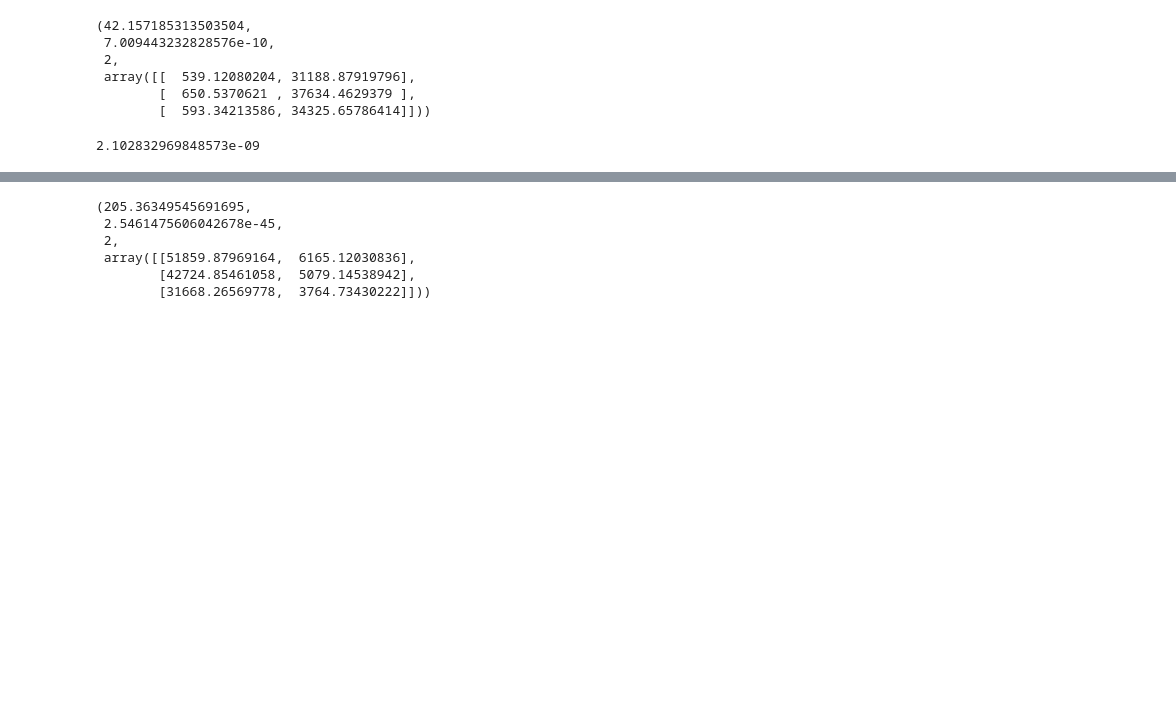
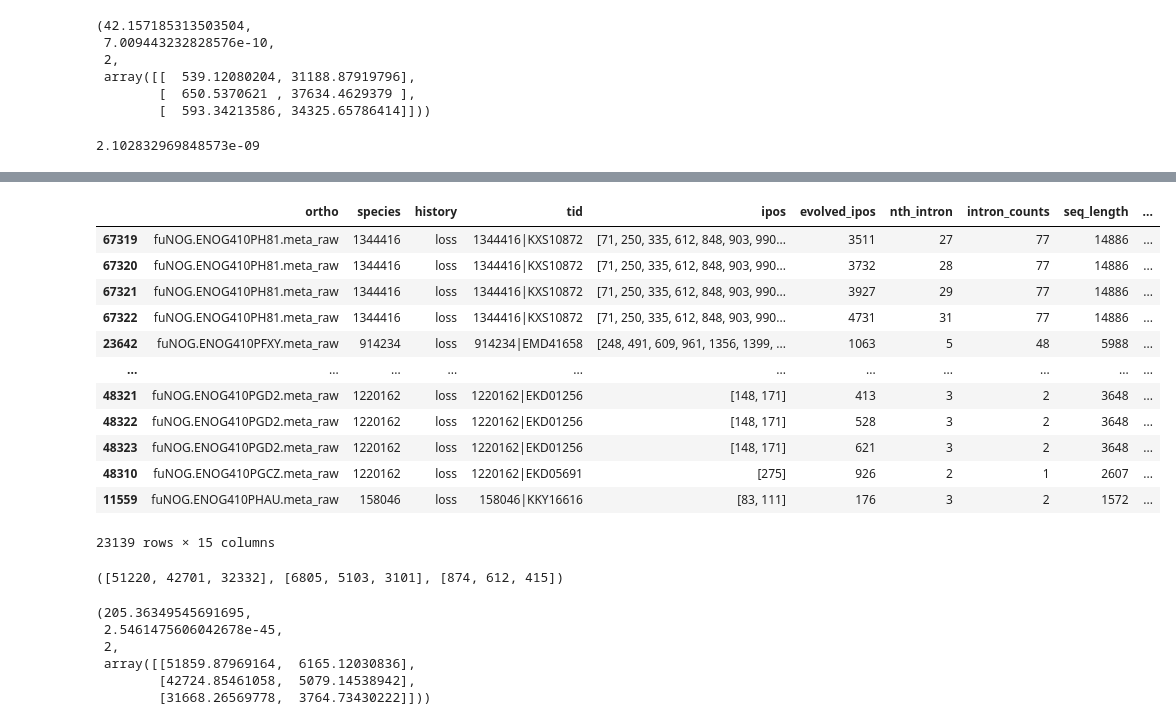
Before and after one commit to Brookesloci/fungi_intron_paper_2020, a Jupyter notebook: intron_site_histories/site_histories.ipynb, the cells around one changed output, grey strips where cells are left out. Saved outputs shown, nothing was run; the diff lists cells and outputs as text; code cells hidden in the pictures; blank space fills up the shorter version.

```diff
--- a/intron_site_histories/site_histories.ipynb
+++ b/intron_site_histories/site_histories.ipynb
@@ -351,6 +349,22 @@ dt['nth_intron_rev'] = dt.nth_intron_rev.apply(lambda x: x[1]-x[2]-2 if x[0]=='l
 # loss = nth_intron-intron_counts-2
 # gain = nth_intron-intron_counts-1
 # gain = nth_intron-intron_counts-1
+# %%
+dt[dt.history=='loss'].sort_values('nth_intron_rev')
+# %% [output]
+|  | ortho | species | history | tid | ipos | evolved_ipos | nth_intron | intron_counts | seq_length | ... |
+| 67319 | fuNOG.ENOG410PH81.meta_raw | 1344416 | loss | 1344416|KXS10872 | [71, 250, 335, 612, 848, 903, 990... | 3511 | 27 | 77 | 14886 | ... |
+| 67320 | fuNOG.ENOG410PH81.meta_raw | 1344416 | loss | 1344416|KXS10872 | [71, 250, 335, 612, 848, 903, 990... | 3732 | 28 | 77 | 14886 | ... |
+| 67321 | fuNOG.ENOG410PH81.meta_raw | 1344416 | loss | 1344416|KXS10872 | [71, 250, 335, 612, 848, 903, 990... | 3927 | 29 | 77 | 14886 | ... |
+| 67322 | fuNOG.ENOG410PH81.meta_raw | 1344416 | loss | 1344416|KXS10872 | [71, 250, 335, 612, 848, 903, 990... | 4731 | 31 | 77 | 14886 | ... |
+| 23642 | fuNOG.ENOG410PFXY.meta_raw | 914234 | loss | 914234|EMD41658 | [248, 491, 609, 961, 1356, 1399, ... | 1063 | 5 | 48 | 5988 | ... |
+| ... | ... | ... | ... | ... | ... | ... | ... | ... | ... | ... |
+| 48321 | fuNOG.ENOG410PGD2.meta_raw | 1220162 | loss | 1220162|EKD01256 | [148, 171] | 413 | 3 | 2 | 3648 | ... |
+| 48322 | fuNOG.ENOG410PGD2.meta_raw | 1220162 | loss | 1220162|EKD01256 | [148, 171] | 528 | 3 | 2 | 3648 | ... |
+| 48323 | fuNOG.ENOG410PGD2.meta_raw | 1220162 | loss | 1220162|EKD01256 | [148, 171] | 621 | 3 | 2 | 3648 | ... |
+| 48310 | fuNOG.ENOG410PGCZ.meta_raw | 1220162 | loss | 1220162|EKD05691 | [275] | 926 | 2 | 1 | 2607 | ... |
+| 11559 | fuNOG.ENOG410PHAU.meta_raw | 158046 | loss | 158046|KKY16616 | [83, 111] | 176 | 3 | 2 | 1572 | ... |
+23139 rows × 15 columns
 # %%
 present = [len(dt[(dt.history=='present') & (dt.nth_intron_rev==-1)]),
            len(dt[(dt.history=='present') & (dt.nth_intron_rev==-2)]),
@@ -361,6 +375,10 @@ loss = [len(dt[(dt.history=='loss') & (dt.nth_intron_rev==-1)]),
 gain = [len(dt[(dt.history=='gain') & (dt.nth_intron_rev==-1)]),
         len(dt[(dt.history=='gain') & (dt.nth_intron_rev==-2)]),
         len(dt[(dt.history=='gain') & (dt.nth_intron_rev==-3)])]
+# %%
+present,loss,gain
+# %% [output]
+([51220, 42701, 32332], [6805, 5103, 3101], [874, 612, 415])
 # %%
 obs = np.array([present, loss]).T
 stats.chi2_contingency(obs)
```
Also changed, not shown: parts of 14 cells of this notebook.
